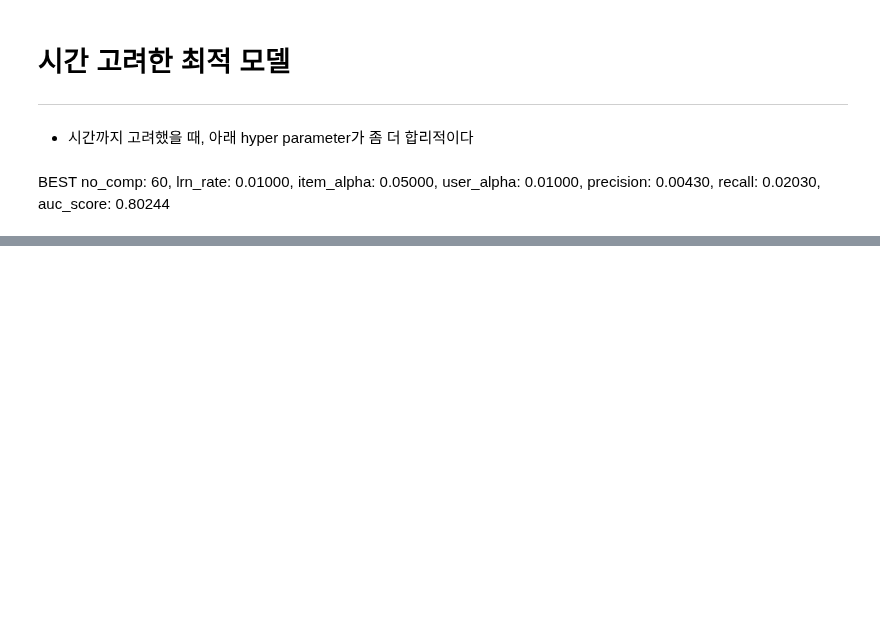
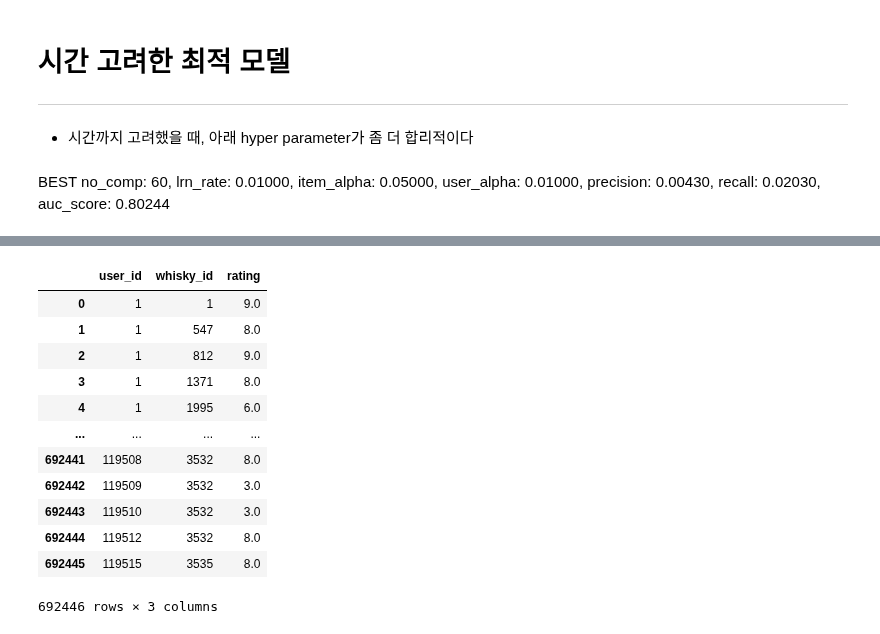
Before and after one commit to ludwings0330/Whizzle, a Jupyter notebook: model/v4/rec_model_v4.ipynb, the cells around one changed output, grey strips where cells are left out. Drawn from its saved outputs; the diff is of its cells as text; code cells hidden in the pictures; blank space fills up the shorter version.

```diff
--- a/model/v4/rec_model_v4.ipynb
+++ b/model/v4/rec_model_v4.ipynb
@@ -294,0 +456,22 @@ print("Test AUC Score : %.5f" % test_auc)
+# %%
+# Create a new DataFrame to hold the ratings
+train_dataset = pd.DataFrame({
+    'user_id': indices[0],
+    'whisky_id': indices[1],
+    'rating': train_df.values[indices]
+})
+train_dataset
+# %% [output]
+|  | user_id | whisky_id | rating |
+| 0 | 1 | 1 | 9.0 |
+| 1 | 1 | 547 | 8.0 |
+| 2 | 1 | 812 | 9.0 |
+| 3 | 1 | 1371 | 8.0 |
+| 4 | 1 | 1995 | 6.0 |
+| ... | ... | ... | ... |
+| 692441 | 119508 | 3532 | 8.0 |
+| 692442 | 119509 | 3532 | 3.0 |
+| 692443 | 119510 | 3532 | 3.0 |
+| 692444 | 119512 | 3532 | 8.0 |
+| 692445 | 119515 | 3535 | 8.0 |
+692446 rows × 3 columns
```
Also changed, not shown: parts of 44 cells of this notebook, 8 other files.
